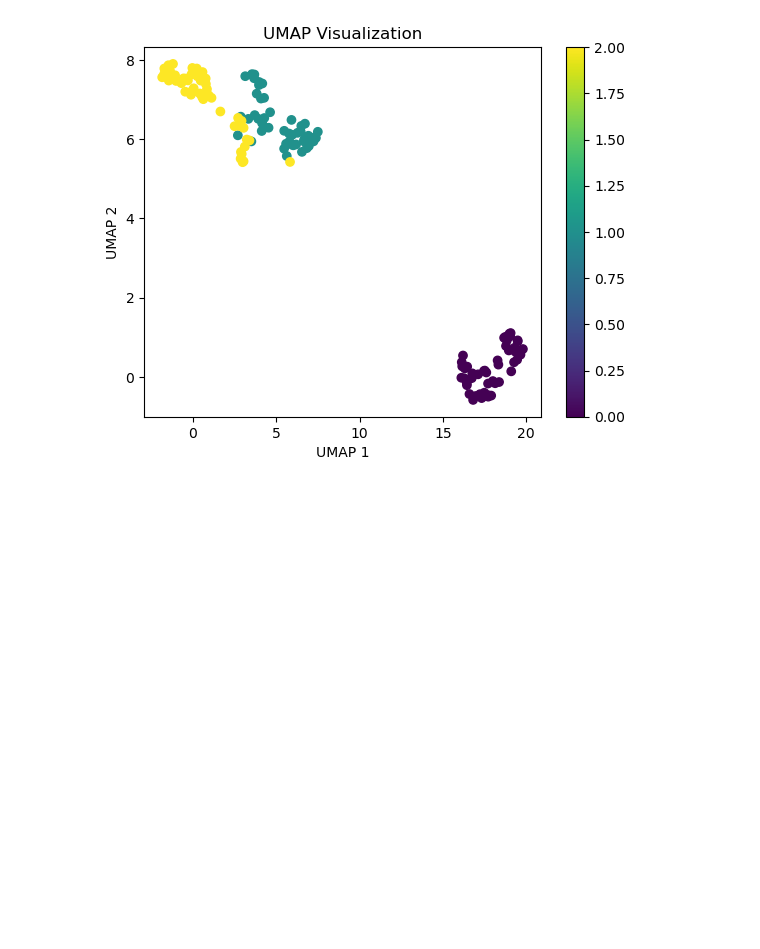
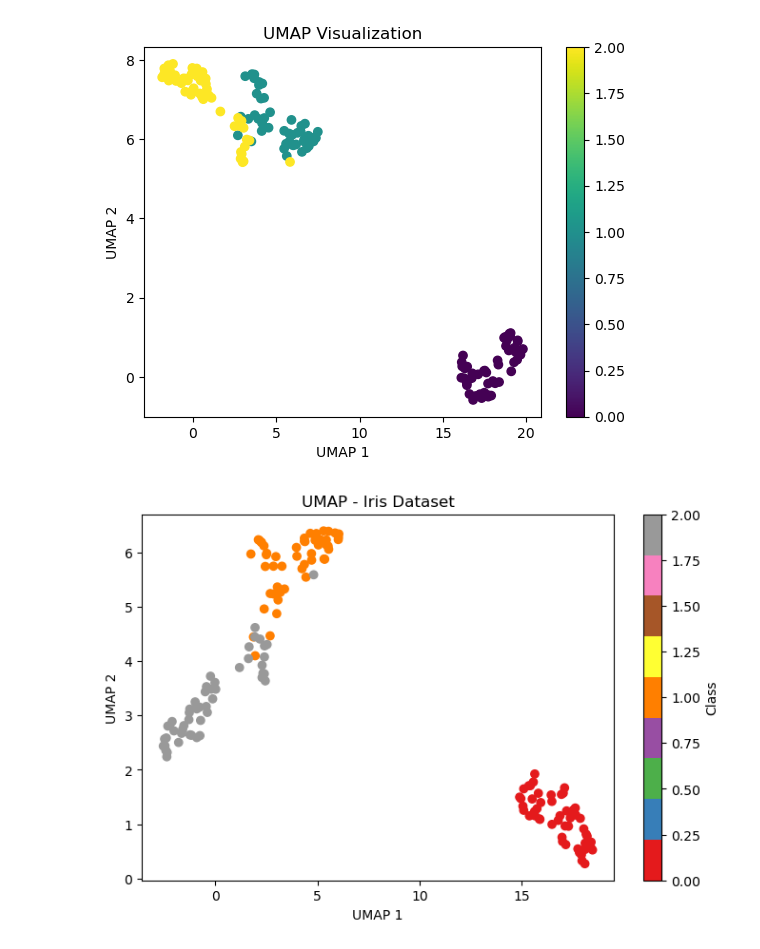
Before and after one commit to BigbossDD/DV_code, a Jupyter notebook: dim_reduction.ipynb, the cells around one changed output. Cells and saved outputs as stored; diff of their text form; code cells hidden in the pictures; blank space fills up the shorter version.

```diff
--- a/dim_reduction.ipynb
+++ b/dim_reduction.ipynb
@@ -149,3 +165,36 @@ plt.colorbar()
 plt.show()
 # %% [output]
 [figure]
+# %%
+import umap
+import matplotlib.pyplot as plt
+from sklearn.datasets import load_iris
+
+# Load properly
+iris = load_iris()
+X = iris.data
+y = iris.target
+
+# UMAP
+reducer = umap.UMAP(
+    n_neighbors=15,
+    min_dist=0.1,
+    n_components=2,
+    metric='euclidean',
+    random_state=123
+)
+
+X_umap = reducer.fit_transform(X)
+
+# Plot
+plt.figure(figsize=(8, 5))
+plt.scatter(X_umap[:, 0], X_umap[:, 1], c=y, cmap='Set1')
+
+plt.title("UMAP - Iris Dataset")
+plt.xlabel("UMAP 1")
+plt.ylabel("UMAP 2")
+plt.colorbar(label="Class")
+
+plt.show()
+# %% [output]
+[figure, added]
```
Also changed, not shown: parts of 3 cells of this notebook.
